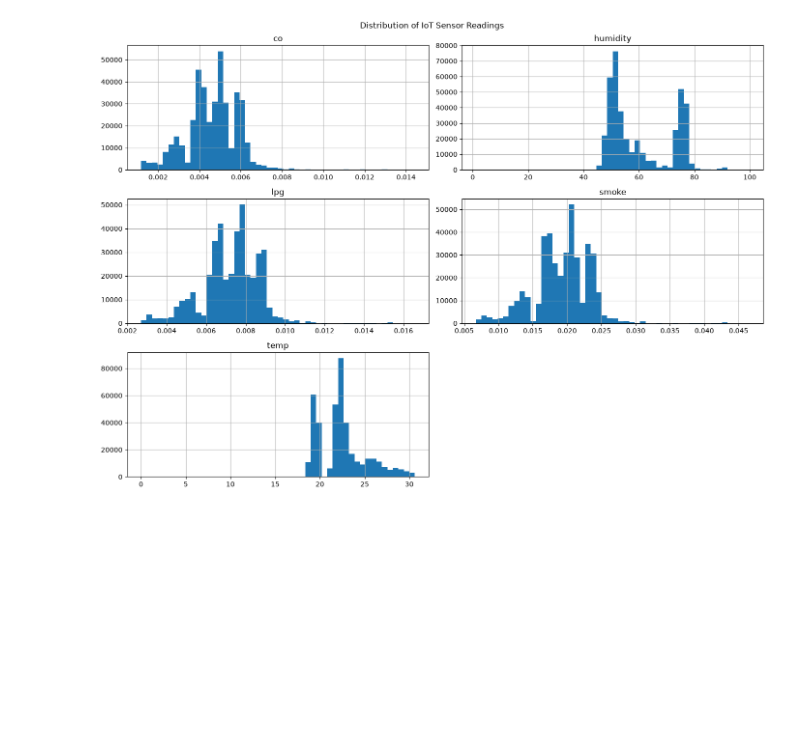
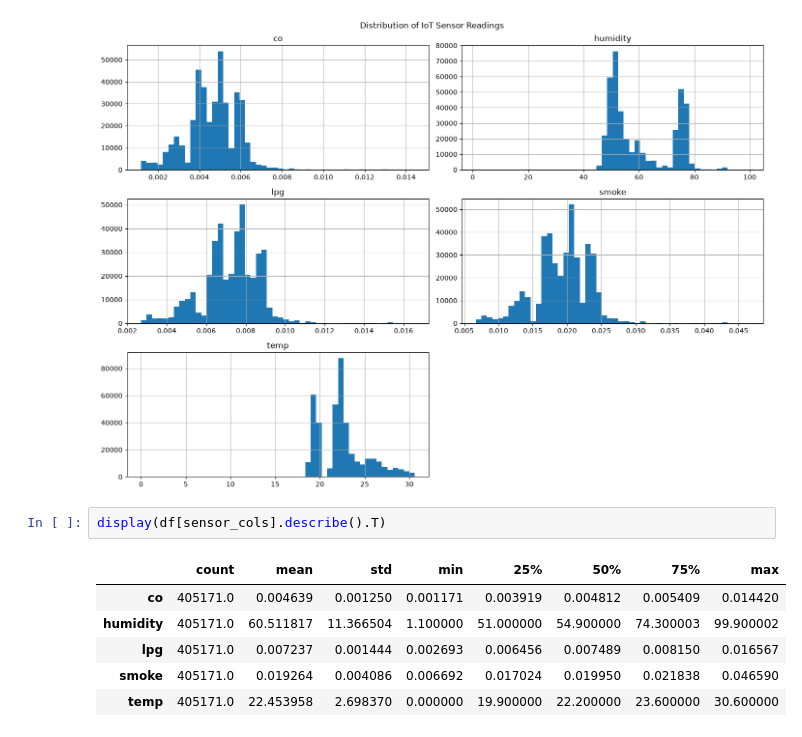
Before and after one commit to rahul-gitt/IoT-Sensor-Data-Validator, a Jupyter notebook: main.ipynb, the cells around one changed output. Cells and saved outputs as stored; diff of their text form; blank space fills up the shorter version.

```diff
--- a/main.ipynb
+++ b/main.ipynb
@@ -111,3 +111,12 @@ plt.tight_layout()
 plt.show()
 # %% [output]
 [figure]
+# %%
+display(df[sensor_cols].describe().T)
+# %% [output]
+|  | count | mean | std | min | 25% | 50% | 75% | max |
+| co | 405171.0 | 0.004639 | 0.001250 | 0.001171 | 0.003919 | 0.004812 | 0.005409 | 0.014420 |
+| humidity | 405171.0 | 60.511817 | 11.366504 | 1.100000 | 51.000000 | 54.900000 | 74.300003 | 99.900002 |
+| lpg | 405171.0 | 0.007237 | 0.001444 | 0.002693 | 0.006456 | 0.007489 | 0.008150 | 0.016567 |
+| smoke | 405171.0 | 0.019264 | 0.004086 | 0.006692 | 0.017024 | 0.019950 | 0.021838 | 0.046590 |
+| temp | 405171.0 | 22.453958 | 2.698370 | 0.000000 | 19.900000 | 22.200000 | 23.600000 | 30.600000 |
```
Also changed, not shown: parts of 3 cells of this notebook.
